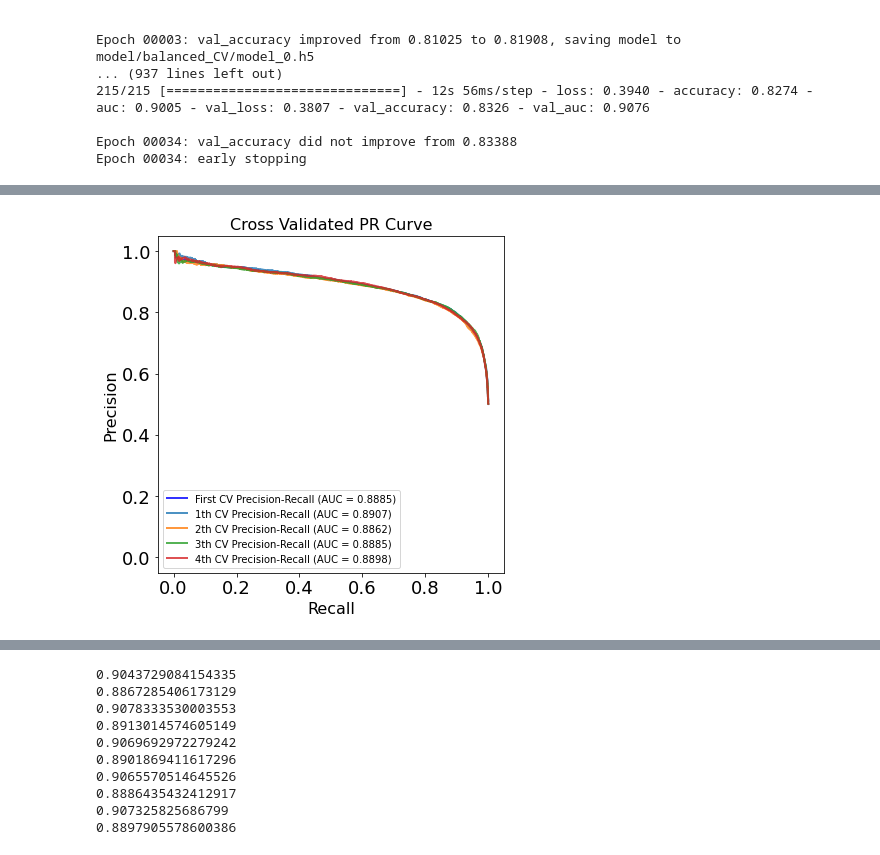
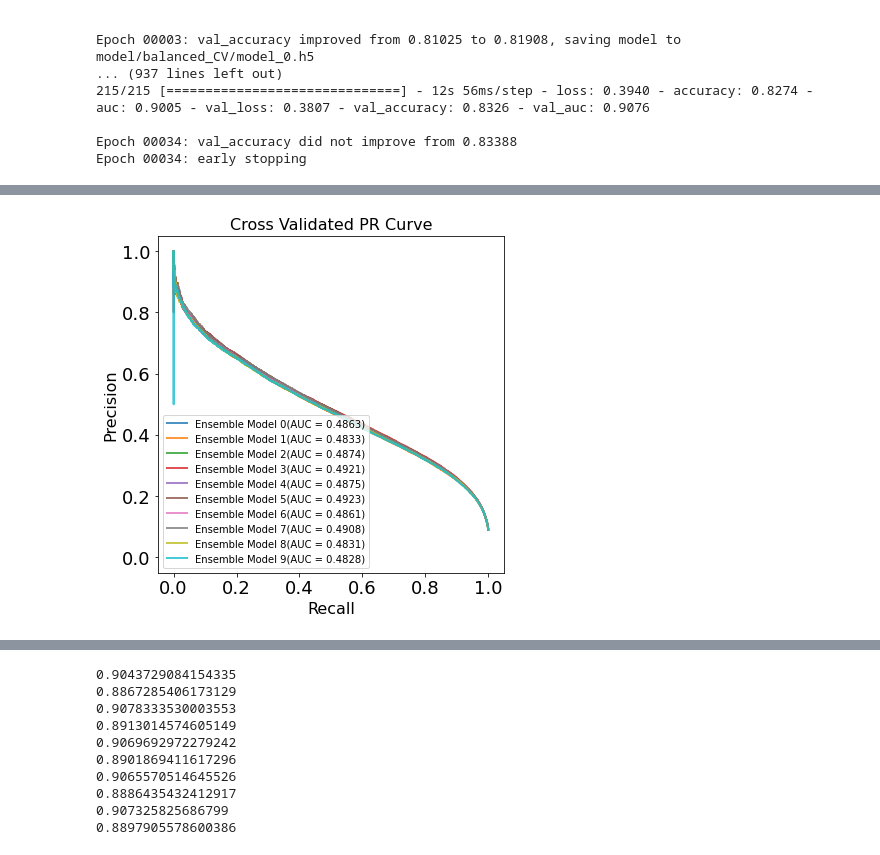
Before and after one commit to jjia1/viralepitope, a Jupyter notebook: ViralEpitopeModel_BalancedData_ensemble.ipynb, the cells around one changed output, grey strips where cells are left out. Saved outputs shown, nothing was run; the diff lists cells and outputs as text; code cells hidden in the pictures.

Commit message:
10/7 ensemble

```diff
--- a/ViralEpitopeModel_BalancedData_ensemble.ipynb
+++ b/ViralEpitopeModel_BalancedData_ensemble.ipynb
@@ -109,9 +102,7 @@ def balanced_sampling(pep, mhc, target):
 
     pep, mhc, target = shuffle(pep, mhc, target, random_state = 1337)
     return pep, mhc, target
-# %%
-pep_bal, mhc_bal, target_bal = balanced_sampling(all_pep, all_mhc, all_target)
+# %%
+train_pep, test_pep, train_mhc, test_mhc, train_target, test_target = train_test_split(all_pep, all_mhc, all_target, test_size = 0.2, stratify= all_target)
 # %%
 es = EarlyStopping(monitor = 'val_accuracy', mode = 'max', verbose = 1, patience = 5)
-# %%
-train_pep, test_pep, train_mhc, test_mhc, train_target, test_target = train_test_split(pep_bal, mhc_bal, target_bal, test_size = 0.2, stratify= target_bal)
@@ -207,35 +195,39 @@ Epoch 00003: val_accuracy improved from 0.81025 to 0.81908, saving model to mode
 
 Epoch 00034: val_accuracy did not improve from 0.83388
 Epoch 00034: early stopping
+# %%
+temp_probas=np.array([])
+temp_labels=np.array([])
 # %%
 font1 = {'family' : 'Times New Roman',
         'weight' : 'normal',
         'size'   : 16}
 figsize=6.2, 6.2
 
-for i, (train, test) in enumerate(kfold.split(train_pep, train_target)):
-    training_pep = train_pep[train]
-    training_mhc = train_mhc[train]
-    training_target = train_target[train]
+for u in range(10):
+    pep_bal, mhc_bal, target_bal = balanced_sampling(train_pep, train_mhc, train_target)
+    folder = 'model/Ensemble/CV_'+str(u)+'/'
+    for i, (train, test) in enumerate(kfold.split(train_pep, train_target)):
+        training_pep = train_pep[train]
+        training_mhc = train_mhc[train]
+        training_target = train_target[train]
 
-    validation_pep = train_pep[test]
-    validation_mhc = train_mhc[test]
-    validation_target = train_target[test]
+        validation_pep = train_pep[test]
+        validation_mhc = train_mhc[test]
+        validation_target = train_target[test]
 
-    if i == 0:
-        saved_model = build_model(training_pep, training_mhc)
-        saved_model.load_weights('model/balanced_CV/model_' +str(i)+'.h5')
-        probas_ = saved_model.predict([np.array(validation_pep),np.array(validation_mhc)])
-        allprobas_ = np.append(allprobas_, probas_)
-        all_labels = np.append(all_labels, validation_target)
-        del saved_model
+        savedmodel = build_model(training_pep, training_mhc)
+        savedmodel.load_weights(folder+'model_'+str(i)+'.h5')
+        probas_ = savedmodel.predict([np.array(validation_pep),np.array(validation_mhc)])
+        del savedmodel
+        temp_probas = np.append(temp_probas, probas_)
+        temp_labels = np.append(temp_labels, validation_target)
 
-        fpr, tpr, thresholds = roc_curve(all_labels, allprobas_)
-        roc_auc = auc(fpr, tpr)
-        precision, recall, _ = precision_recall_curve(all_labels, allprobas_)
-        aupr = average_precision_score(all_labels, allprobas_)
-        print(roc_auc)
-        print(aupr)
+    if u == 0:
+        fpr, tpr, threshold = roc_curve(temp_labels, temp_probas)
+        auroc = auc(fpr, tpr)
+        pr, rc, _ = precision_recall_curve(temp_labels, temp_probas)
+        aupr = average_precision_score(temp_labels, temp_probas)
 
         figure1, ax1 = plt.subplots(figsize=figsize)
         ax1.tick_params(labelsize=18)
@@ -244,8 +236,8 @@ for i, (train, test) in enumerate(kfold.split(train_pep, train_target)):
         ax1.plot([0, 1], [0, 1], linestyle='--', lw=2, color='r',
         label='Luck', alpha=.8)
 
-        ax1.plot(fpr, tpr, color='b',
-                label=r'First CV ROC (AUC = %0.4f)' % (roc_auc),
+        ax1.plot(fpr, tpr,
+                label=r'Ensemble Model '+str(u)+ '(AUC = %0.4f)' % (auroc),
                     lw=2, alpha=.8)
         ax1.set_xlim([-0.05, 1.05])
         ax1.set_ylim([-0.05, 1.05])
@@ -261,8 +253,8 @@ for i, (train, test) in enumerate(kfold.split(train_pep, train_target)):
         labels = ax2.get_xticklabels() + ax2.get_yticklabels()
         [label.set_fontname('Times New Roman') for label in labels]
 
-        ax2.plot(recall, precision, color='b',
-                label=r'First CV Precision-Recall (AUC = %0.4f)' % aupr,
+        ax2.plot(rc, pr,
+                label=r'Ensemble Model '+str(u)+ '(AUC = %0.4f)' % aupr,
                 lw=2, alpha=.8)
 
         ax2.set_xlim([-0.05, 1.05])
@@ -272,30 +264,26 @@ for i, (train, test) in enumerate(kfold.split(train_pep, train_target)):
         title2 = 'Cross Validated PR Curve'
         ax2.set_title(title2, font1)
         ax2.legend(loc="lower left")
-
     else:
-        saved_model = build_model(training_pep, training_mhc)
-        saved_model.load_weights('model/balanced_CV/model_' +str(i)+'.h5')
-        probas_ = saved_model.predict([np.array(validation_pep),np.array(validation_mhc)])
-        allprobas_ = np.append(allprobas_, probas_)
-        all_labels = np.append(all_labels, validation_target)
-        del saved_model
-
-        fpr, tpr, thresholds = roc_curve(validation_target, probas_)
-        roc_auc = auc(fpr, tpr)
-        precision, recall, _ = precision_recall_curve(validation_target, probas_)
-        aupr = average_precision_score(validation_target, probas_)
-        print(roc_auc)
-        print(aupr)
+        fpr, tpr, threshold = roc_curve(temp_labels, temp_probas)
+        auroc = auc(fpr, tpr)
+        pr, rc, _ = precision_recall_curve(temp_labels, temp_probas)
+        aupr = average_precision_score(temp_labels, temp_probas)
 
         ax1.plot(fpr, tpr,
-        label=str(i)+'th CV ROC (AUC = %0.4f)' % (roc_auc),
+        label=r'Ensemble Model '+str(u)+ '(AUC = %0.4f)' % (auroc),
             lw=2, alpha=.8)
         ax1.legend(loc="lower right")
 
 
-        ax2.plot(recall, precision,
-        label=str(i)+'th CV Precision-Recall (AUC = %0.4f)' % (aupr),
-        lw=2, alpha=.8)
-        ax2.legend(loc="lower left")
+        ax2.plot(rc, pr,
+                label=r'Ensemble Model '+str(u)+ '(AUC = %0.4f)' % aupr,
+                lw=2, alpha=.8)
+        ax2.legend(loc='lower left')
+
+    allprobas_ = np.append(allprobas_, temp_probas)
+    all_labels = np.append(all_labels, temp_labels)
+
+    temp_probas = np.array([])
+    temp_labels = np.array([])
 # %% [output]
@@ -315,4 +291,4 @@ findfont: Font family ['Times New Roman'] not found. Falling back to DejaVu Sans
-[figure, old version]
+[figure, new version]
 # %%
 figure1.savefig('figures/balancedCV_5_fold_roc.jpg', dpi=300, bbox_inches = 'tight')
 figure2.savefig('figures/balancedCV_5_fold_prc.jpg', dpi=300, bbox_inches = 'tight')
```
Also changed, not shown: parts of 7 cells of this notebook, 50 other files.
